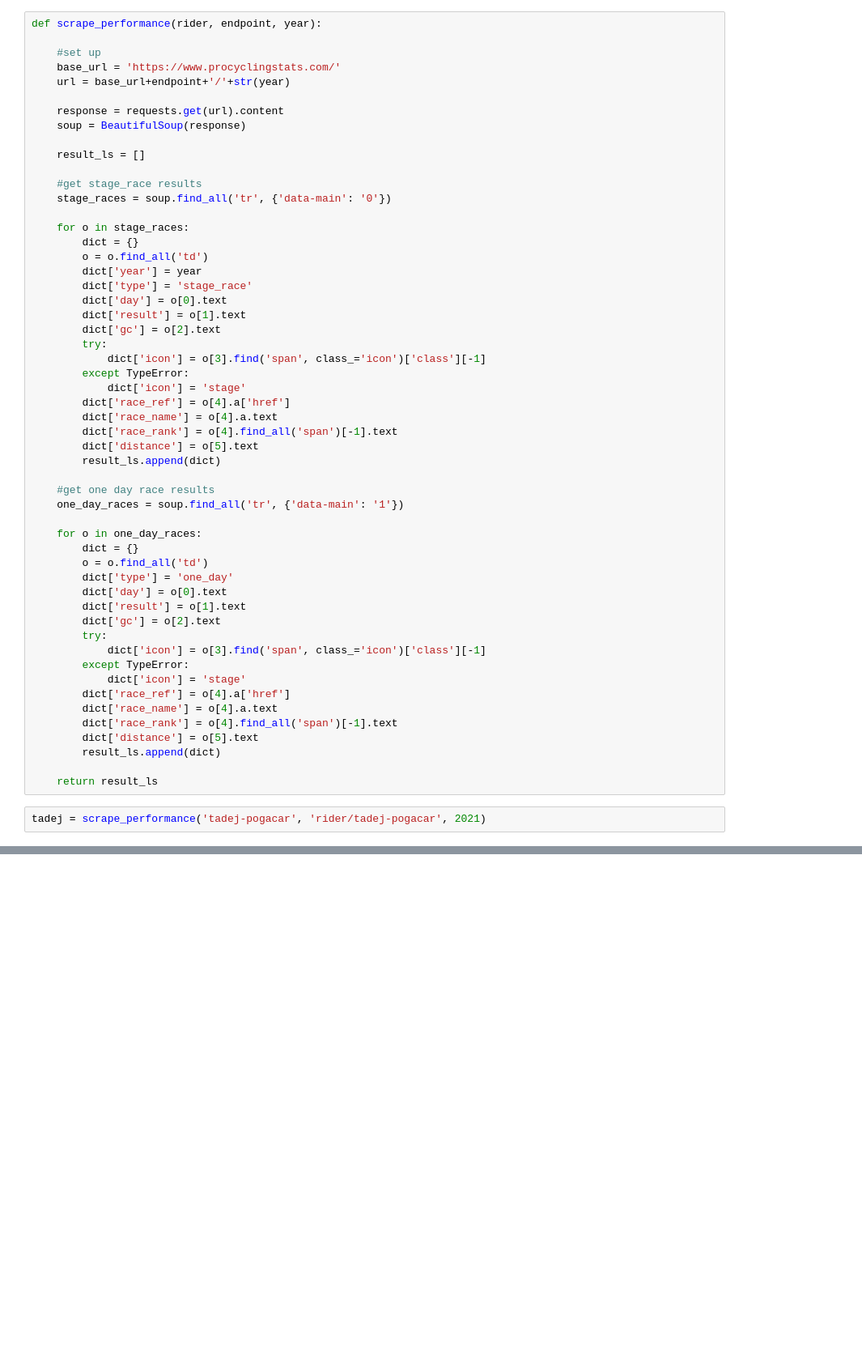
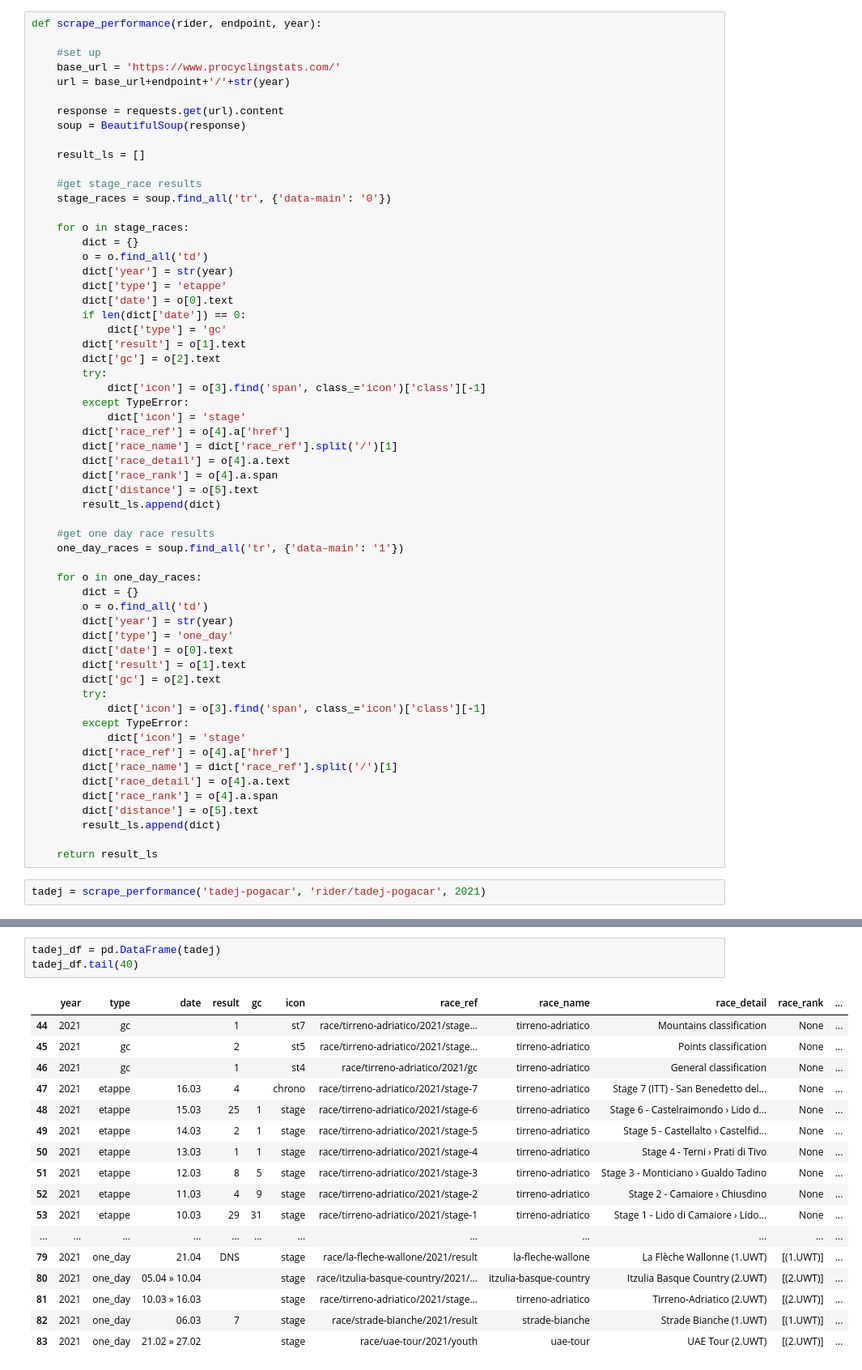
Before and after one commit to Michiel-DK/cycling, a Jupyter notebook: new_scraper.ipynb, the cells around one changed output, grey strips where cells are left out. Shown: that part at 81% size. Saved outputs shown, nothing was run; the diff lists cells and outputs as text; blank space fills up the shorter version.

```diff
--- a/new_scraper.ipynb
+++ b/new_scraper.ipynb
@@ -70,9 +70,11 @@ def scrape_performance(rider, endpoint, year):
     for o in stage_races:
         dict = {}
         o = o.find_all('td')
-        dict['year'] = year
-        dict['type'] = 'stage_race'
-        dict['day'] = o[0].text
+        dict['year'] = str(year)
+        dict['type'] = 'etappe'
+        dict['date'] = o[0].text
+        if len(dict['date']) == 0:
+            dict['type'] = 'gc'
         dict['result'] = o[1].text
         dict['gc'] = o[2].text
         try:
@@ -80,8 +82,9 @@ def scrape_performance(rider, endpoint, year):
         except TypeError:
             dict['icon'] = 'stage'
         dict['race_ref'] = o[4].a['href']
-        dict['race_name'] = o[4].a.text
-        dict['race_rank'] = o[4].find_all('span')[-1].text
+        dict['race_name'] = dict['race_ref'].split('/')[1]
+        dict['race_detail'] = o[4].a.text
+        dict['race_rank'] = o[4].a.span
         dict['distance'] = o[5].text
         result_ls.append(dict)
 
@@ -91,8 +94,9 @@ def scrape_performance(rider, endpoint, year):
     for o in one_day_races:
         dict = {}
         o = o.find_all('td')
+        dict['year'] = str(year)
         dict['type'] = 'one_day'
-        dict['day'] = o[0].text
+        dict['date'] = o[0].text
         dict['result'] = o[1].text
         dict['gc'] = o[2].text
         try:
@@ -100,8 +104,9 @@ def scrape_performance(rider, endpoint, year):
         except TypeError:
             dict['icon'] = 'stage'
         dict['race_ref'] = o[4].a['href']
-        dict['race_name'] = o[4].a.text
-        dict['race_rank'] = o[4].find_all('span')[-1].text
+        dict['race_name'] = dict['race_ref'].split('/')[1]
+        dict['race_detail'] = o[4].a.text
+        dict['race_rank'] = o[4].a.span
         dict['distance'] = o[5].text
         result_ls.append(dict)
 
@@ -134,0 +116,21 @@ array(['', '1', '5', '2', '6', '3', '46', '4', '9', '31'], dtype=object)
+# %%
+tadej_df = pd.DataFrame(tadej)
+tadej_df.tail(40)
+# %% [output]
+|  | year | type | date | result | gc | icon | race_ref | race_name | race_detail | race_rank | ... |
+| 44 | 2021 | gc |  | 1 |  | st7 | race/tirreno-adriatico/2021/stage... | tirreno-adriatico | Mountains classification | None | ... |
+| 45 | 2021 | gc |  | 2 |  | st5 | race/tirreno-adriatico/2021/stage... | tirreno-adriatico | Points classification | None | ... |
+| 46 | 2021 | gc |  | 1 |  | st4 | race/tirreno-adriatico/2021/gc | tirreno-adriatico | General classification | None | ... |
+| 47 | 2021 | etappe | 16.03 | 4 |  | chrono | race/tirreno-adriatico/2021/stage-7 | tirreno-adriatico | Stage 7 (ITT) - San Benedetto del... | None | ... |
+| 48 | 2021 | etappe | 15.03 | 25 | 1 | stage | race/tirreno-adriatico/2021/stage-6 | tirreno-adriatico | Stage 6 - Castelraimondo › Lido d... | None | ... |
+| 49 | 2021 | etappe | 14.03 | 2 | 1 | stage | race/tirreno-adriatico/2021/stage-5 | tirreno-adriatico | Stage 5 - Castellalto › Castelfid... | None | ... |
+| 50 | 2021 | etappe | 13.03 | 1 | 1 | stage | race/tirreno-adriatico/2021/stage-4 | tirreno-adriatico | Stage 4 - Terni › Prati di Tivo | None | ... |
+| 51 | 2021 | etappe | 12.03 | 8 | 5 | stage | race/tirreno-adriatico/2021/stage-3 | tirreno-adriatico | Stage 3 - Monticiano › Gualdo Tadino | None | ... |
+| 52 | 2021 | etappe | 11.03 | 4 | 9 | stage | race/tirreno-adriatico/2021/stage-2 | tirreno-adriatico | Stage 2 - Camaiore › Chiusdino | None | ... |
+| 53 | 2021 | etappe | 10.03 | 29 | 31 | stage | race/tirreno-adriatico/2021/stage-1 | tirreno-adriatico | Stage 1 - Lido di Camaiore › Lido... | None | ... |
+| ... | ... | ... | ... | ... | ... | ... | ... | ... | ... | ... | ... |
+| 79 | 2021 | one_day | 21.04 | DNS |  | stage | race/la-fleche-wallone/2021/result | la-fleche-wallone | La Flèche Wallonne (1.UWT) | [(1.UWT)] | ... |
+| 80 | 2021 | one_day | 05.04 » 10.04 |  |  | stage | race/itzulia-basque-country/2021/... | itzulia-basque-country | Itzulia Basque Country (2.UWT) | [(2.UWT)] | ... |
+| 81 | 2021 | one_day | 10.03 » 16.03 |  |  | stage | race/tirreno-adriatico/2021/stage... | tirreno-adriatico | Tirreno-Adriatico (2.UWT) | [(2.UWT)] | ... |
+| 82 | 2021 | one_day | 06.03 | 7 |  | stage | race/strade-bianche/2021/result | strade-bianche | Strade Bianche (1.UWT) | [(1.UWT)] | ... |
+| 83 | 2021 | one_day | 21.02 » 27.02 |  |  | stage | race/uae-tour/2021/youth | uae-tour | UAE Tour (2.UWT) | [(2.UWT)] | ... |
```
Also changed, not shown: parts of 3 cells of this notebook.
